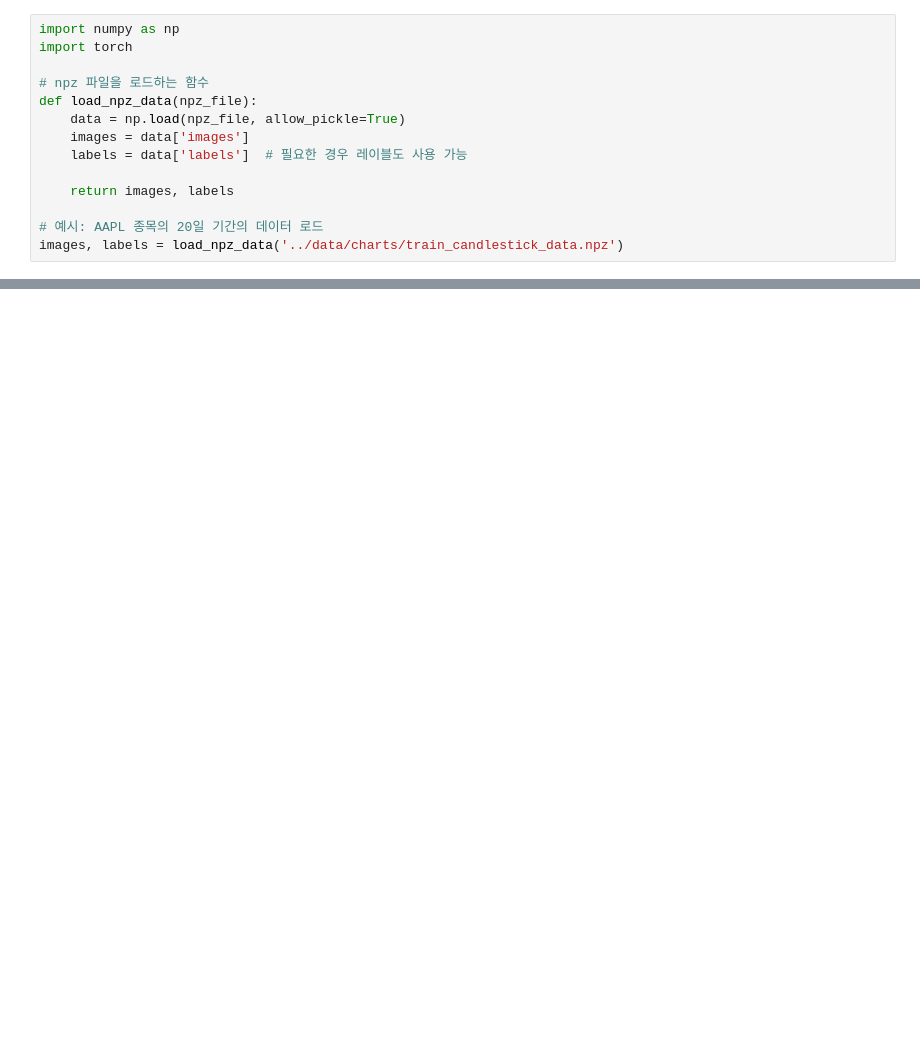
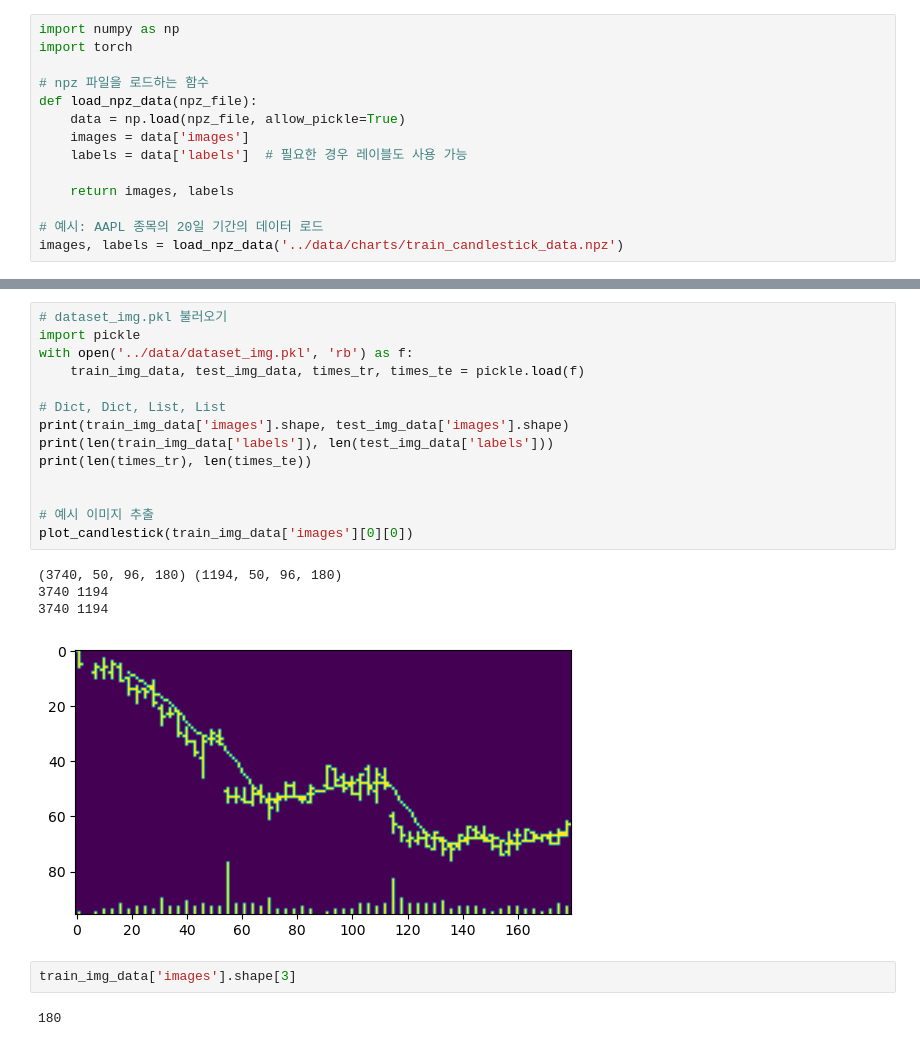
Before and after one commit to ChoiInYeol/ChartPortfolio, a Jupyter notebook: dataload/make_image (sample) .ipynb, the cells around one changed output, grey strips where cells are left out. Drawn from its saved outputs; the diff is of its cells as text; blank space fills up the shorter version.

```diff
--- a/dataload/make_image (sample) .ipynb
+++ b/dataload/make_image (sample) .ipynb
@@ -34,0 +41,23 @@ plot_candlestick(images[150])
+# %%
+# dataset_img.pkl 불러오기
+import pickle
+with open('../data/dataset_img.pkl', 'rb') as f:
+    train_img_data, test_img_data, times_tr, times_te = pickle.load(f)
+
+# Dict, Dict, List, List
+print(train_img_data['images'].shape, test_img_data['images'].shape)
+print(len(train_img_data['labels']), len(test_img_data['labels']))
+print(len(times_tr), len(times_te))
+
+
+# 예시 이미지 추출
+plot_candlestick(train_img_data['images'][0][0])
+# %% [output]
+(3740, 50, 96, 180) (1194, 50, 96, 180)
+3740 1194
+3740 1194
+[figure, added]
+# %%
+train_img_data['images'].shape[3]
+# %% [output]
+180
```
Also changed, not shown: parts of 3 cells of this notebook, 12 other files.
